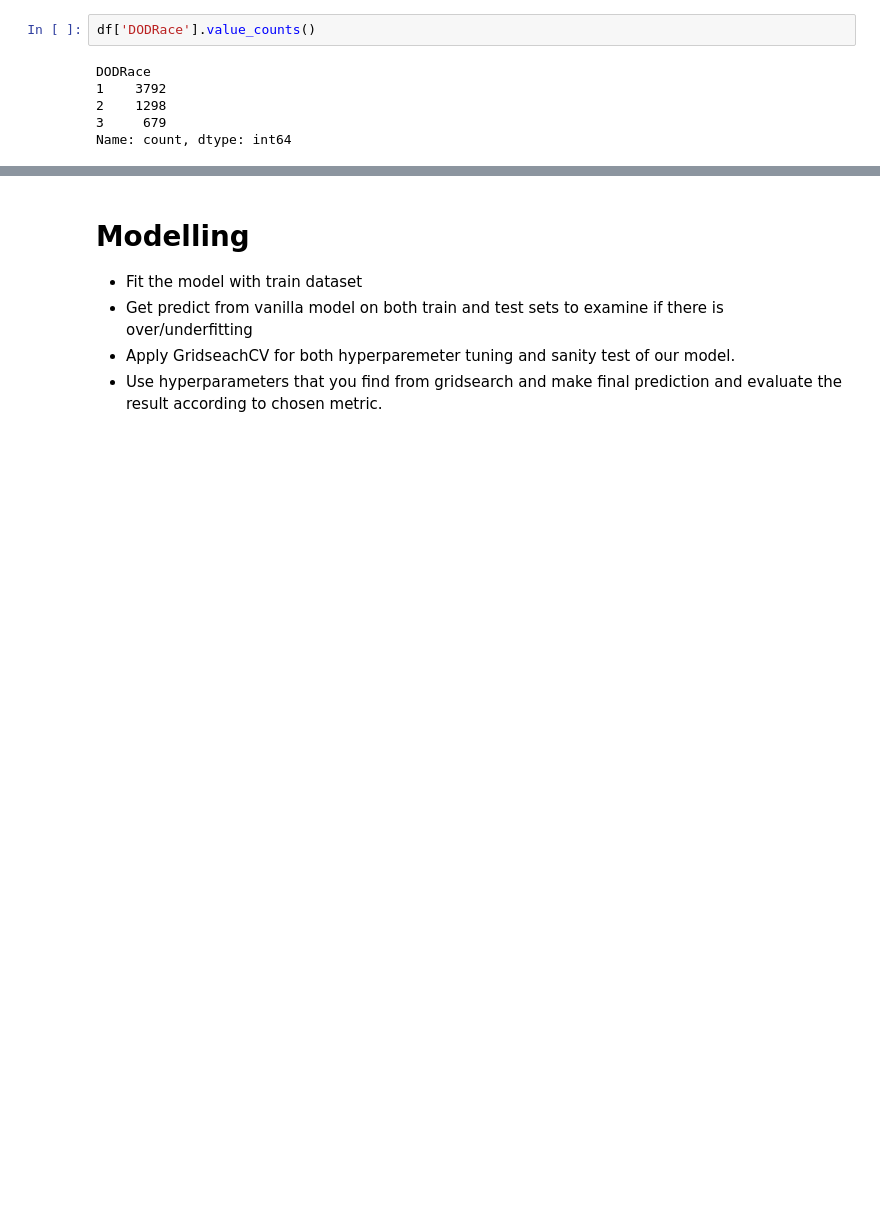
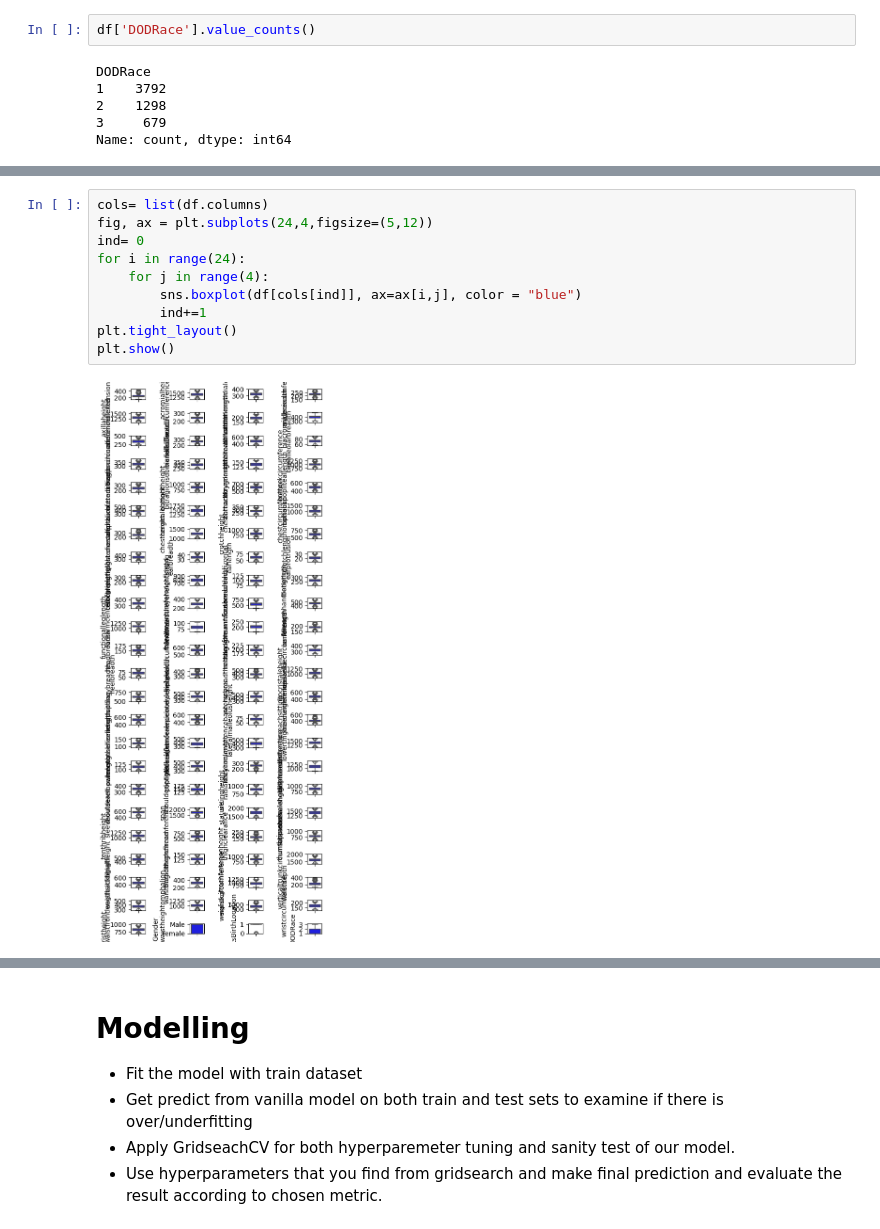
Before and after one commit to ayaramis/Portfolio, a Jupyter notebook: soldier_race/Soldier_Race_Project.ipynb, the cells around one changed output, grey strips where cells are left out. Drawn from its saved outputs; the diff is of its cells as text; blank space fills up the shorter version.

```diff
--- a/soldier_race/Soldier_Race_Project.ipynb
+++ b/soldier_race/Soldier_Race_Project.ipynb
@@ -220,0 +269,12 @@ Besides Numpy and Pandas, you need to import the necessary modules for data visu
+# %%
+cols= list(df.columns)
+fig, ax = plt.subplots(24,4,figsize=(5,12))
+ind= 0
+for i in range(24):
+    for j in range(4):
+        sns.boxplot(df[cols[ind]], ax=ax[i,j], color = "blue")
+        ind+=1
+plt.tight_layout()
+plt.show()
+# %% [output]
+[figure, added]
```
Also changed, not shown: parts of 34 cells of this notebook.
